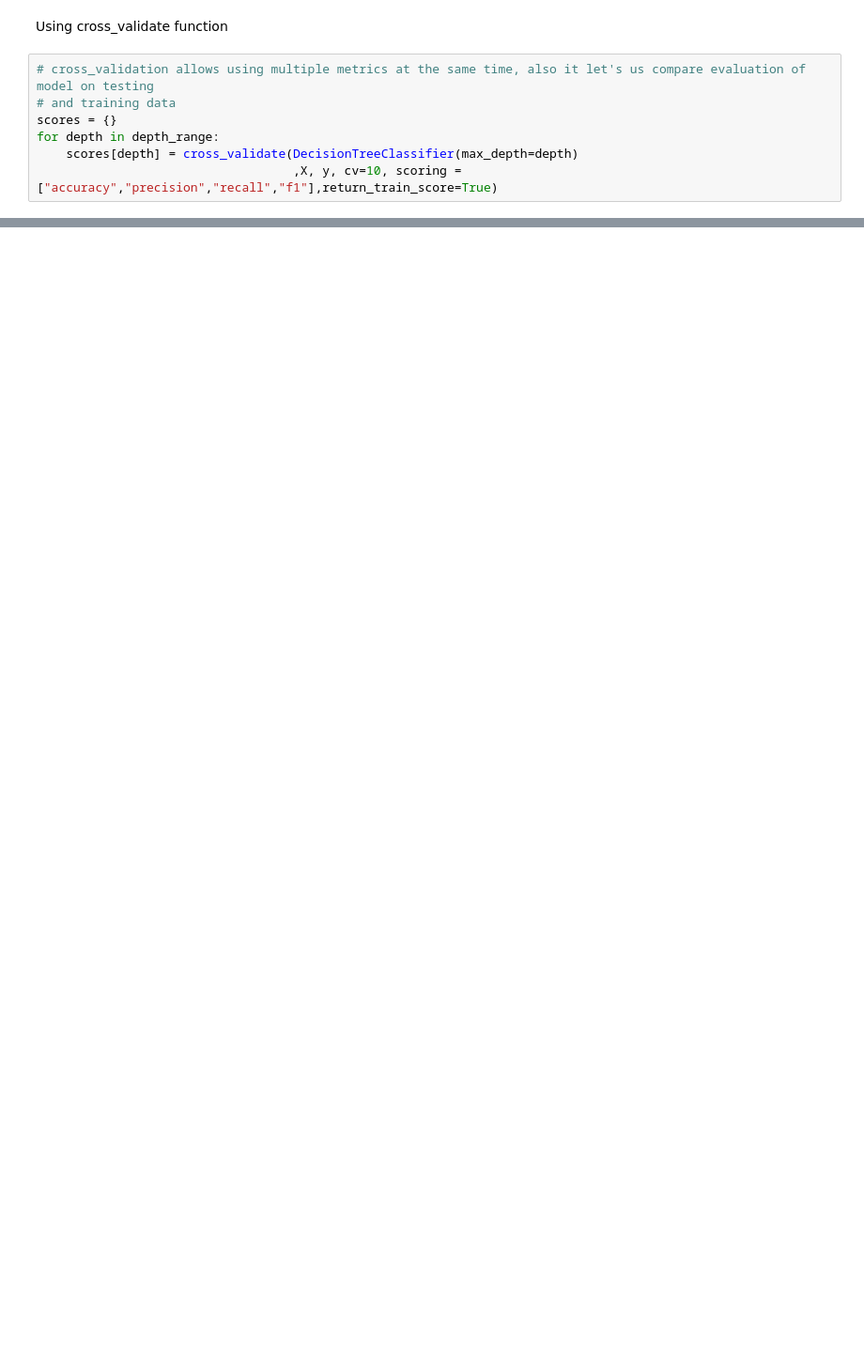
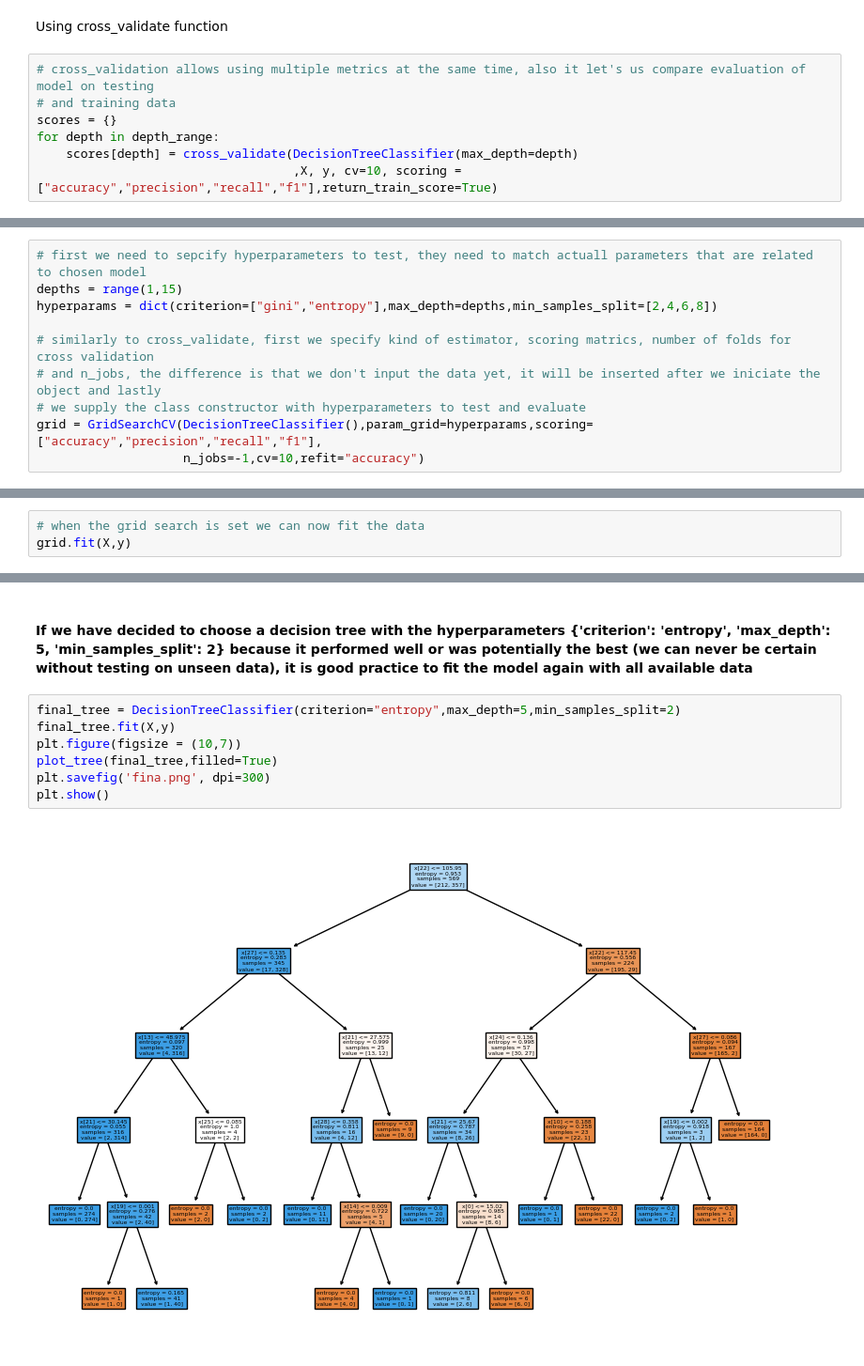
Before and after one commit to jxqbbb/selfmade_cheat_sheets, a Jupyter notebook: decision_tree_classifier.ipynb, the cells around one changed output, grey strips where cells are left out. Shown: that part at 94% size. Drawn from its saved outputs; the diff is of its cells as text; blank space fills up the shorter version.

Commit message:
added grid search hyperparameter tunning

```diff
--- a/decision_tree_classifier.ipynb
+++ b/decision_tree_classifier.ipynb
@@ -327,0 +332,10 @@ plt.show()
+# %%
+# first we need to sepcify hyperparameters to test, they need to match actuall parameters that are related to chosen model
+depths = range(1,15)
+hyperparams = dict(criterion=["gini","entropy"],max_depth=depths,min_samples_split=[2,4,6,8])
+
+# similarly to cross_validate, first we specify kind of estimator, scoring matrics, number of folds for cross validation
+# and n_jobs, the difference is that we don't input the data yet, it will be inserted after we iniciate the object and lastly
+# we supply the class constructor with hyperparameters to test and evaluate
+grid = GridSearchCV(DecisionTreeClassifier(),param_grid=hyperparams,scoring=["accuracy","precision","recall","f1"],
+                    n_jobs=-1,cv=10,refit="accuracy")
@@ -327,0 +351,3 @@ plt.show()
+# %%
+# when the grid search is set we can now fit the data
+grid.fit(X,y)
@@ -327,0 +399,11 @@ plt.show()
+# %% [markdown]
+#### If we have decided to choose a decision tree with the hyperparameters {'criterion': 'entropy', 'max_depth': 5, 'min_samples_split': 2} because it performed well or was potentially the best (we can never be certain without testing on unseen data), it is good practice to fit the model again with all available data
+# %%
+final_tree = DecisionTreeClassifier(criterion="entropy",max_depth=5,min_samples_split=2)
+final_tree.fit(X,y)
+plt.figure(figsize = (10,7))
+plot_tree(final_tree,filled=True)
+plt.savefig('fina.png', dpi=300)
+plt.show()
+# %% [output]
+[figure, added]
```
Also changed, not shown: parts of 29 cells of this notebook.
